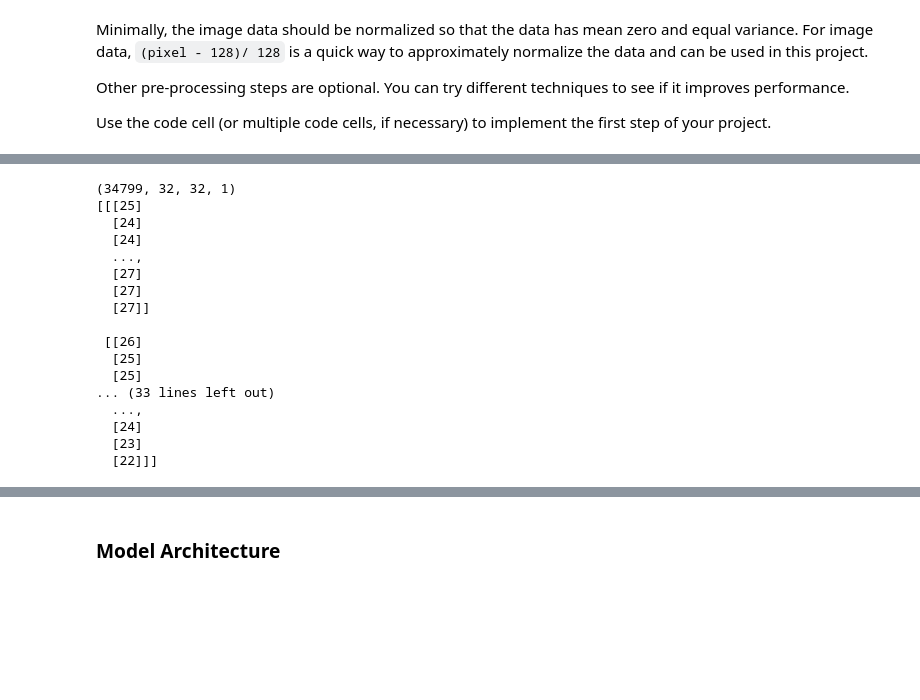
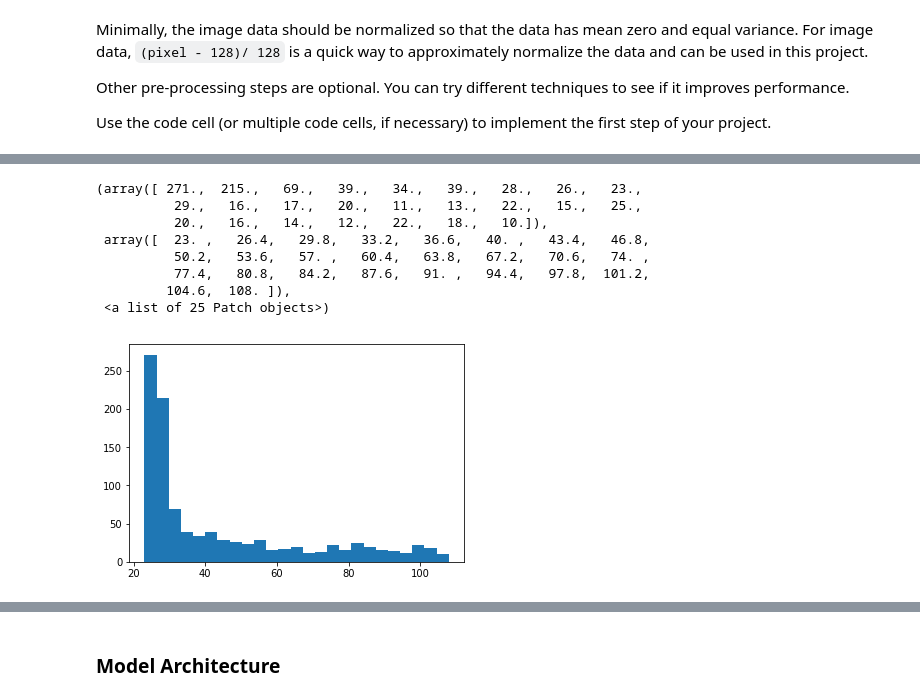
Before and after one commit to rjmoss/CarND-Traffic-Sign-Classifier-Project, a Jupyter notebook: Traffic_Sign_Classifier.ipynb, the cells around one changed output, grey strips where cells are left out. Drawn from its saved outputs; the diff is of its cells as text; code cells hidden in the pictures; blank space fills up the shorter version.

```diff
--- a/Traffic_Sign_Classifier.ipynb
+++ b/Traffic_Sign_Classifier.ipynb
@@ -172 +199,13 @@ Use the code cell (or multiple code cells, if necessary) to implement the first
+# %%
+plt.hist(X_train[0].flatten(), bins=25)
+# %% [output]
+(array([ 271.,  215.,   69.,   39.,   34.,   39.,   28.,   26.,   23.,
+          29.,   16.,   17.,   20.,   11.,   13.,   22.,   15.,   25.,
+          20.,   16.,   14.,   12.,   22.,   18.,   10.]),
+ array([  23. ,   26.4,   29.8,   33.2,   36.6,   40. ,   43.4,   46.8,
+          50.2,   53.6,   57. ,   60.4,   63.8,   67.2,   70.6,   74. ,
+          77.4,   80.8,   84.2,   87.6,   91. ,   94.4,   97.8,  101.2,
+         104.6,  108. ]),
+ <a list of 25 Patch objects>)
+[figure, added]
 # %%
@@ -181,21 +223,0 @@ X_test = X_test[:,:,:,None]
-# %%
-print(X_train.shape)
-print(X_train[0])
-# %% [output]
-(34799, 32, 32, 1)
-[[[25]
-  [24]
-  [24]
-  ...,
-  [27]
-  [27]
-  [27]]
-
- [[26]
-  [25]
-  [25]
-... (33 lines left out)
-  ...,
-  [24]
-  [23]
-  [22]]]
```
Also changed, not shown: parts of 25 cells of this notebook.
